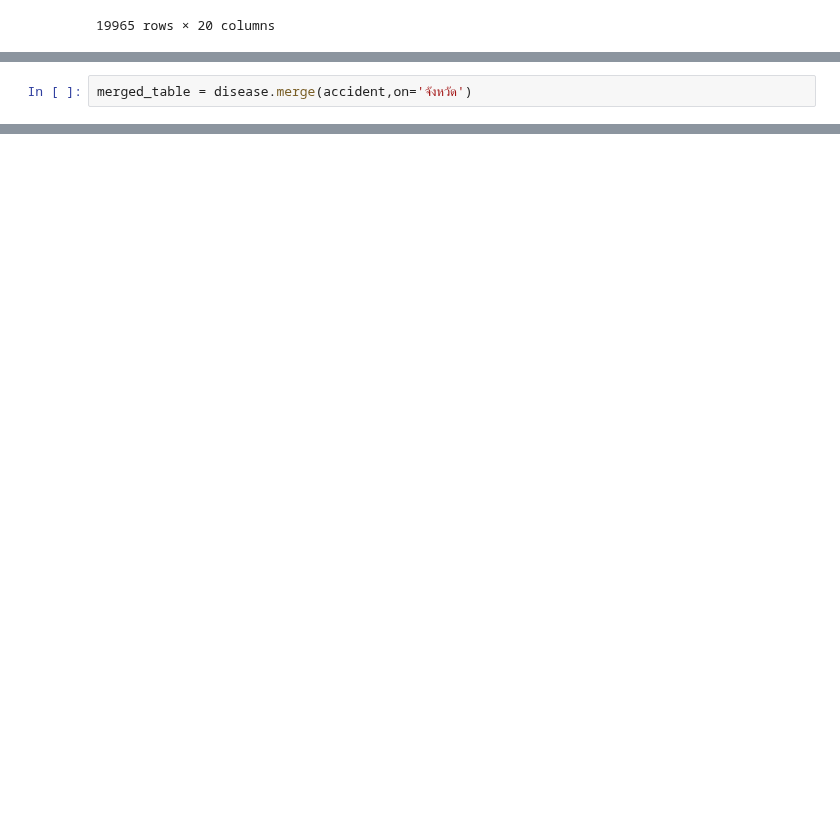
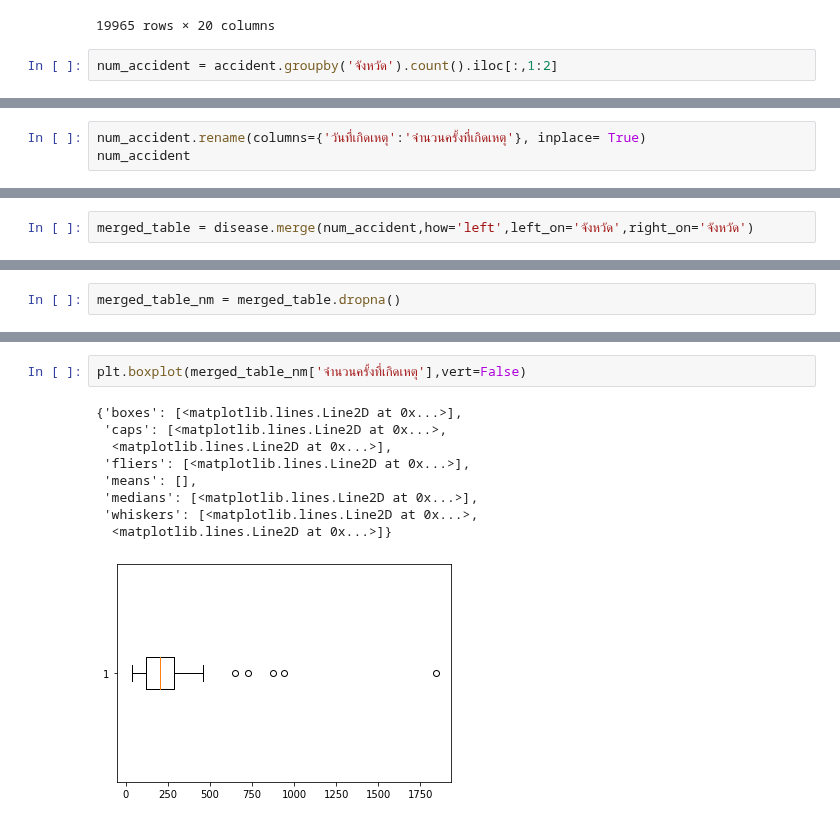
Before and after one commit to Adibank/DPDM, a Jupyter notebook: Project.ipynb, the cells around one changed output, grey strips where cells are left out. Cells and saved outputs as stored; diff of their text form; blank space fills up the shorter version.

```diff
--- a/Project.ipynb
+++ b/Project.ipynb
@@ -117,3 +117,5 @@ accident
 | 19963 | 2019 | 31/12/2019 | 23:40 | 01/01/2020 | 06:44 | 202001013681 | กรมทางหลวงชนบท | ทางหลวงชนบท ชม.3029 | ... |
 | 19964 | 2019 | 31/12/2019 | 23:45 | 01/01/2020 | 20:42 | 202001013882 | กรมทางหลวง | ทางหลวงแผ่นดินหมายเลข 3268 ตอนควบ... | ... |
 19965 rows × 20 columns
+# %%
+num_accident = accident.groupby('จังหวัด').count().iloc[:,1:2]
@@ -119,0 +139,3 @@ accident
+# %%
+num_accident.rename(columns={'วันที่เกิดเหตุ':'จำนวนครั้งที่เกิดเหตุ'}, inplace= True)
+num_accident
@@ -120,5 +157,5 @@ accident
 # %%
-merged_table = disease.merge(accident,on='จังหวัด')
+merged_table = disease.merge(num_accident,how='left',left_on='จังหวัด',right_on='จังหวัด')
 # %%
 merged_table
 # %% [output]
@@ -137,0 +217,2 @@ merged_table
+# %%
+merged_table_nm = merged_table.dropna()
@@ -137,0 +261,12 @@ merged_table
+# %%
+plt.boxplot(merged_table_nm['จำนวนครั้งที่เกิดเหตุ'],vert=False)
+# %% [output]
+{'boxes': [<matplotlib.lines.Line2D at 0x...>],
+ 'caps': [<matplotlib.lines.Line2D at 0x...>,
+  <matplotlib.lines.Line2D at 0x...>],
+ 'fliers': [<matplotlib.lines.Line2D at 0x...>],
+ 'means': [],
+ 'medians': [<matplotlib.lines.Line2D at 0x...>],
+ 'whiskers': [<matplotlib.lines.Line2D at 0x...>,
+  <matplotlib.lines.Line2D at 0x...>]}
+[figure, added]
```
Also changed, not shown: parts of 20 cells of this notebook.
